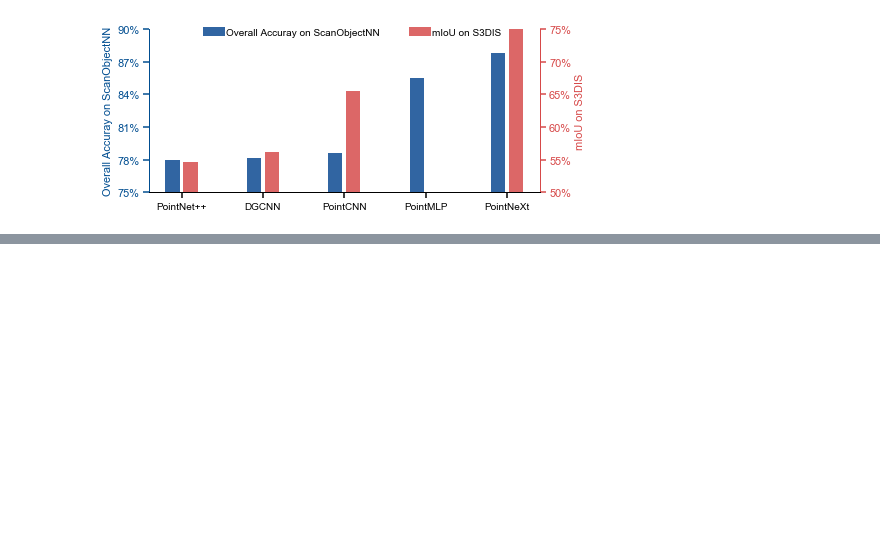
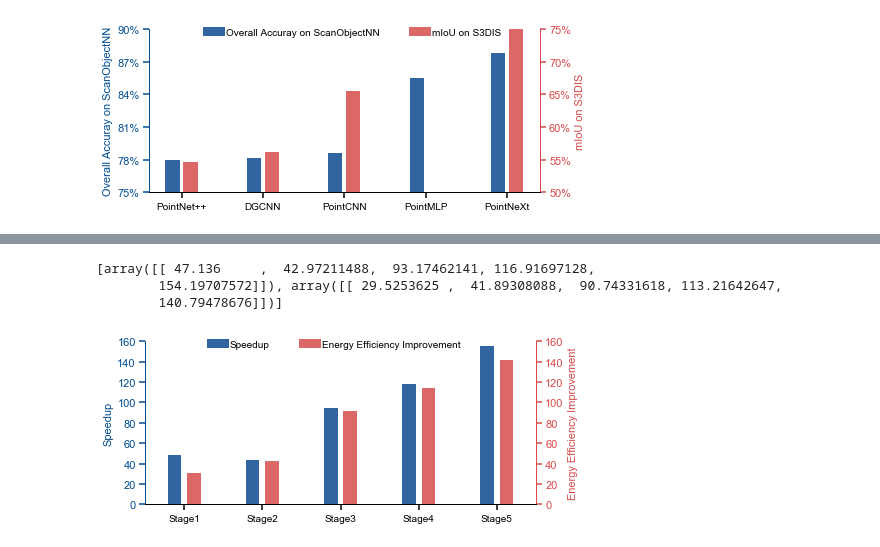
Before and after one commit to changchun-zhou/sagitta_fig, a Jupyter notebook: PhDThesis/scripts/PhDThesis.ipynb, the cells around one changed output, grey strips where cells are left out. Saved outputs shown, nothing was run; the diff lists cells and outputs as text; code cells hidden in the pictures; blank space fills up the shorter version.

```diff
--- a/PhDThesis/scripts/PhDThesis.ipynb
+++ b/PhDThesis/scripts/PhDThesis.ipynb
@@ -680,0 +851,77 @@ cls_plt_fig('').func_plt_fig(
+# %%
+# Stage Enhance
+# Technique Effect
+
+import numpy as np
+import pandas as pd
+import matplotlib.pyplot as plt
+import sys
+sys.path.append('../../Nebula/scripts/')
+from cls_plt_fig import cls_plt_fig
+
+fig_name ='../generate/Enhance_Stage.svg'
+Stages = ['Stage1','Stage2','Stage3', 'Stage4', 'Stage5']
+Speedup = np.array([[
+9.192,
+8.38,
+18.17,
+22.8,
+30.07
+]])*78.56/15.32
+NEE = np.array([[5.899, 8.37, 18.13, 22.62, 28.13]])*68.07/13.6
+
+x_value = np.arange(len(Stages))
+
+figsize=(7,3)
+
+bar_width = 0.15
+xticks = Stages
+legend_loc = (0.15, 0.93)
+
+y_value = [Speedup, NEE]
+y_label = ['Speedup', 'Energy Efficiency Improvement']
+y_fig_type = [['bar'], ['bar']]
+y_legend = [['Speedup'], ['Energy Efficiency Improvement']]
+legend_ncol = 2
+y_color=[[(49/255, 101/255, 162/255),(1,1,1)], [(220/255, 103/255, 103/255),(1,1,1)]]
+len_yticks = [8, 8]
+y_yticks_max = [160, 160]
+
+print(y_value)
+
+cls_plt_fig('').func_plt_fig(
+    fig_name=fig_name,
+    x_value=x_value,
+    y_label = y_label,
+    y_value = y_value,
+    y_fig_type = y_fig_type,
+    y_legend = y_legend,
+    y_color = y_color,
+    y_axis_color = [(0/255, 77/255, 144/255), (214/255, 73/255, 73/255)],
+    y_yticks_max=y_yticks_max,
+    y_yticks_min=[0, 0],
+    y_edgecolor = [[(49/255, 101/255, 162/255), (97/255, 169/255, 218/255)],[(220/255, 103/255, 103/255)]],
+    y_hatch = [[None, None],[None, None]],
+    y_linestyle=[['-' for i in range(np.shape(y_value)[1])] for j in range(np.shape(y_value)[0])],
+    y_marker = [[],['s','*']],
+    len_yticks=len_yticks,
+    xticks= xticks,
+    legend_loc =legend_loc,
+    legend_columnspacing = 3,
+    figsize=figsize,
+    font_size = 10,
+    plt_text = False,
+    plt_text_first = False,
+    plt_text_format = '%d',
+    legend_ncol=legend_ncol,
+    labelrotation = 0,
+    bar_width = bar_width,
+    linewidth= 2,
+    bar_gap_width = 0.1,
+    border_width = 0.5
+)
+# %% [output]
+[array([[ 47.136     ,  42.97211488,  93.17462141, 116.91697128,
+        154.19707572]]), array([[ 29.5253625 ,  41.89308088,  90.74331618, 113.21642647,
+        140.79478676]])]
+[figure, added]
```
Also changed, not shown: parts of 4 cells of this notebook.
